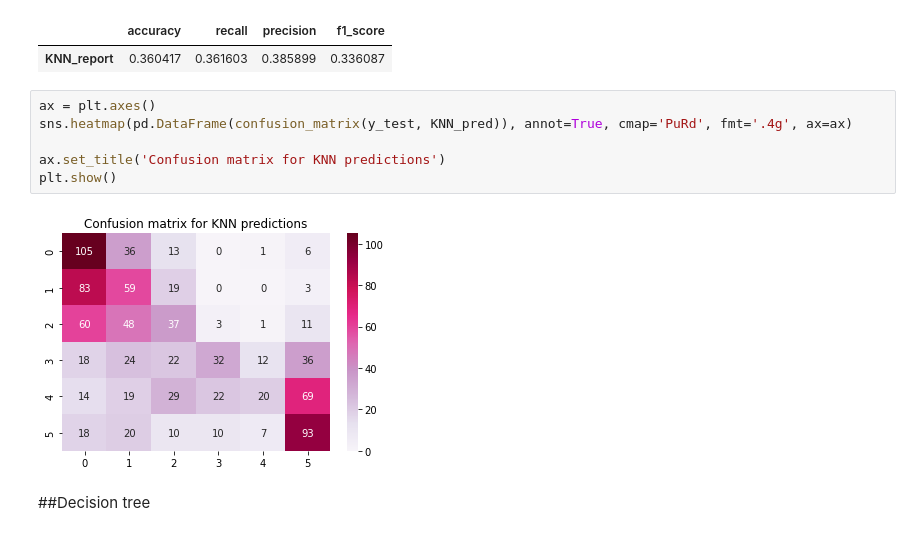
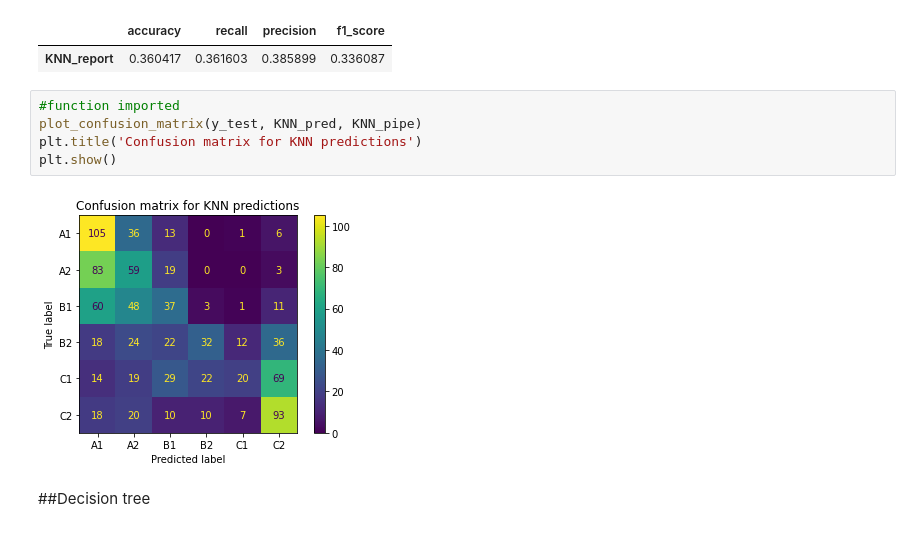
Before and after one commit to DavidHornung/Machine_learning, a Jupyter notebook: Colab_Notebooks/1.DMML_2022_Geneva_Mandatory_Models.ipynb, the cells around one changed output. Saved outputs shown, nothing was run; the diff lists cells and outputs as text.

```diff
--- a/Colab_Notebooks/1.DMML_2022_Geneva_Mandatory_Models.ipynb
+++ b/Colab_Notebooks/1.DMML_2022_Geneva_Mandatory_Models.ipynb
@@ -233,14 +283,13 @@ pd.DataFrame(KNN_pred_report, index = ['KNN_report'])
 # %% [output]
 |  | accuracy | recall | precision | f1_score |
 | KNN_report | 0.360417 | 0.361603 | 0.385899 | 0.336087 |
-# %%
-ax = plt.axes()
-sns.heatmap(pd.DataFrame(confusion_matrix(y_test, KNN_pred)), annot=True, cmap='PuRd', fmt='.4g', ax=ax)
-
-ax.set_title('Confusion matrix for KNN predictions')
-plt.show()
-# %% [output]
-[figure, removed]
+# %%
+#function imported
+plot_confusion_matrix(y_test, KNN_pred, KNN_pipe)
+plt.title('Confusion matrix for KNN predictions')
+plt.show()
+# %% [output]
+[figure, added]
 # %% [markdown]
 ##Decision tree
 # %%
```
Also changed, not shown: parts of 18 cells of this notebook.
